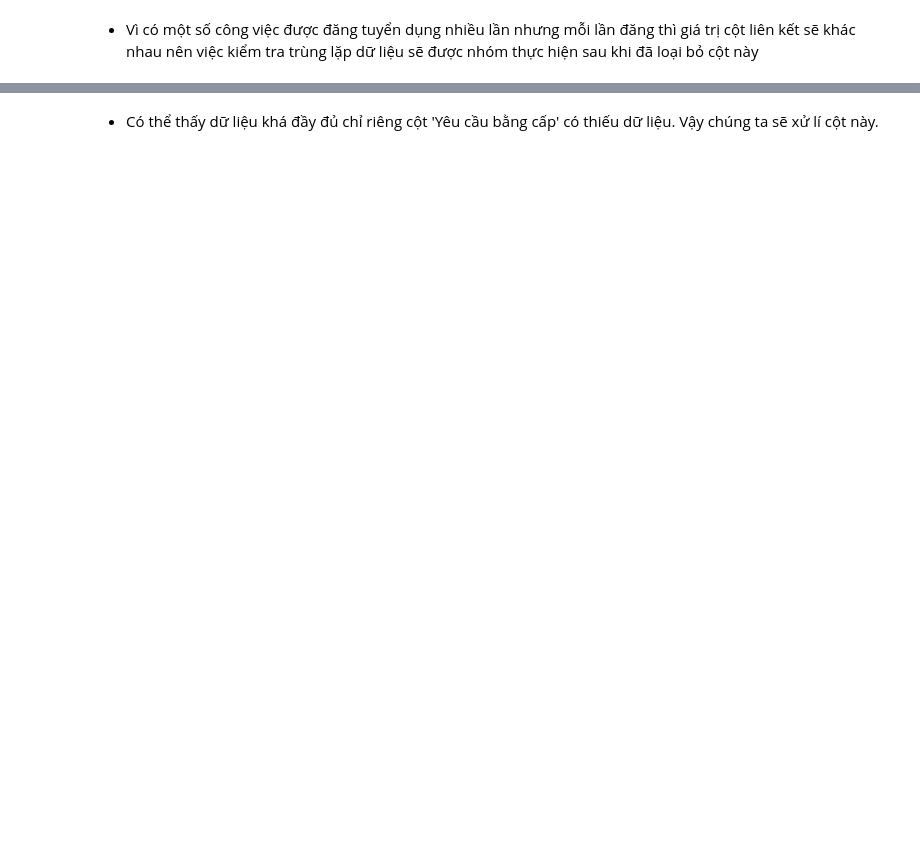
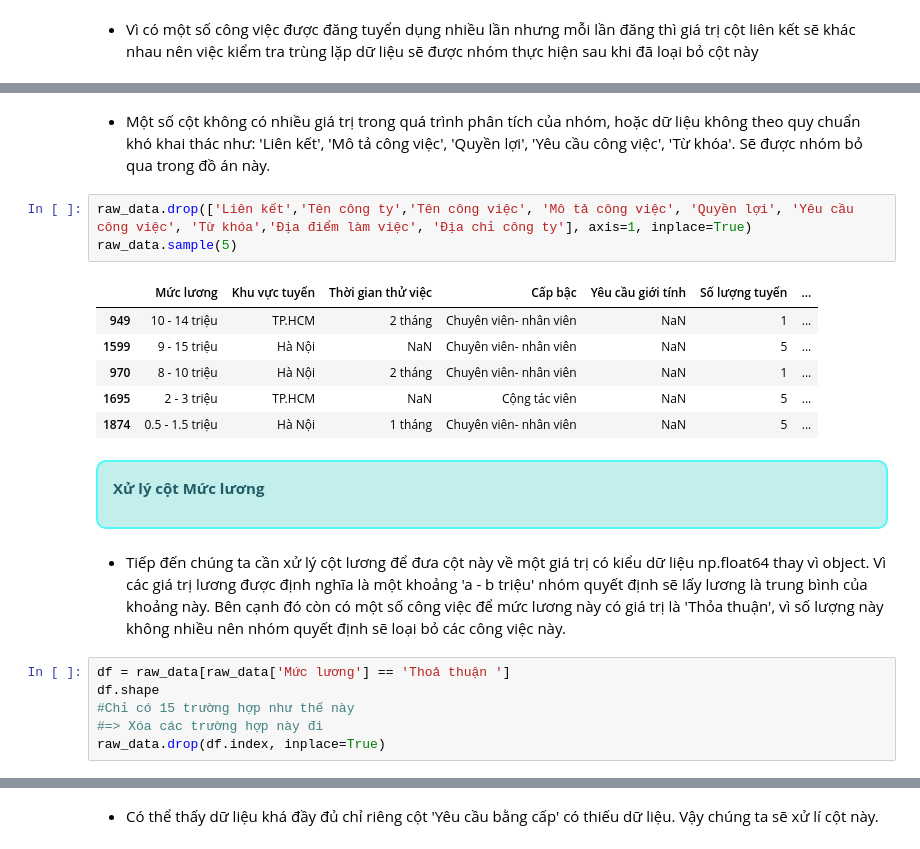
Before and after one commit to HungLVT/NMKHDL, a Jupyter notebook: notebooks/2.0-data-preprocessing.ipynb, the cells around one changed output, grey strips where cells are left out. Cells and saved outputs as stored; diff of their text form; blank space fills up the shorter version.

Commit message:
cap nhật dữ liệu & tổi chức lại file

```diff
--- a/notebooks/2.0-data-preprocessing.ipynb
+++ b/notebooks/2.0-data-preprocessing.ipynb
@@ -108 +115,25 @@ Loại công ty
 Name: count, dtype: int64
+# %% [markdown]
+- Một số cột không có nhiều giá trị trong quá trình phân tích của nhóm, hoặc dữ liệu không theo quy chuẩn khó khai thác như: 'Liên kết', 'Mô tả công việc', 'Quyền lợi', 'Yêu cầu công việc', 'Từ khóa'. Sẽ được nhóm bỏ qua trong đồ án này.
+# %%
+raw_data.drop(['Liên kết','Tên công ty','Tên công việc', 'Mô tả công việc', 'Quyền lợi', 'Yêu cầu công việc', 'Từ khóa','Địa điểm làm việc', 'Địa chỉ công ty'], axis=1, inplace=True)
+raw_data.sample(5)
+# %% [output]
+|  | Mức lương | Khu vực tuyển | Thời gian thử việc | Cấp bậc | Yêu cầu giới tính | Số lượng tuyển | ... |
+| 949 | 10 - 14 triệu | TP.HCM | 2 tháng | Chuyên viên- nhân viên | NaN | 1 | ... |
+| 1599 | 9 - 15 triệu | Hà Nội | NaN | Chuyên viên- nhân viên | NaN | 5 | ... |
+| 970 | 8 - 10 triệu | Hà Nội | 2 tháng | Chuyên viên- nhân viên | NaN | 1 | ... |
+| 1695 | 2 - 3 triệu | TP.HCM | NaN | Cộng tác viên | NaN | 5 | ... |
+| 1874 | 0.5 - 1.5 triệu | Hà Nội | 1 tháng | Chuyên viên- nhân viên | NaN | 5 | ... |
+# %% [markdown]
+<div style="border-radius: 10px; border: 2px solid #51F9F4; padding: 15px; background-color:#c2eeec; font-size: 100%; text-align: left;">
+
+<font size="+1" color=#215C67><b>Xử lý cột Mức lương</b></font>
+# %% [markdown]
+- Tiếp đến chúng ta cần xử lý cột lương để đưa cột này về một giá trị có kiểu dữ liệu np.float64 thay vì object. Vì các giá trị lương được định nghĩa là một khoảng 'a - b triệu' nhóm quyết định sẽ lấy lương là trung bình của khoảng này. Bên cạnh đó còn có một số công việc để mức lương này có giá trị là 'Thỏa thuận', vì số lượng này không nhiều nên nhóm quyết định sẽ loại bỏ các công việc này.
+# %%
+df = raw_data[raw_data['Mức lương'] == 'Thoả thuận ']
+df.shape
+#Chỉ có 15 trường hợp như thế này
+#=> Xóa các trường hợp này đi
+raw_data.drop(df.index, inplace=True)
```
Also changed, not shown: parts of 39 cells of this notebook, 5 other files.
